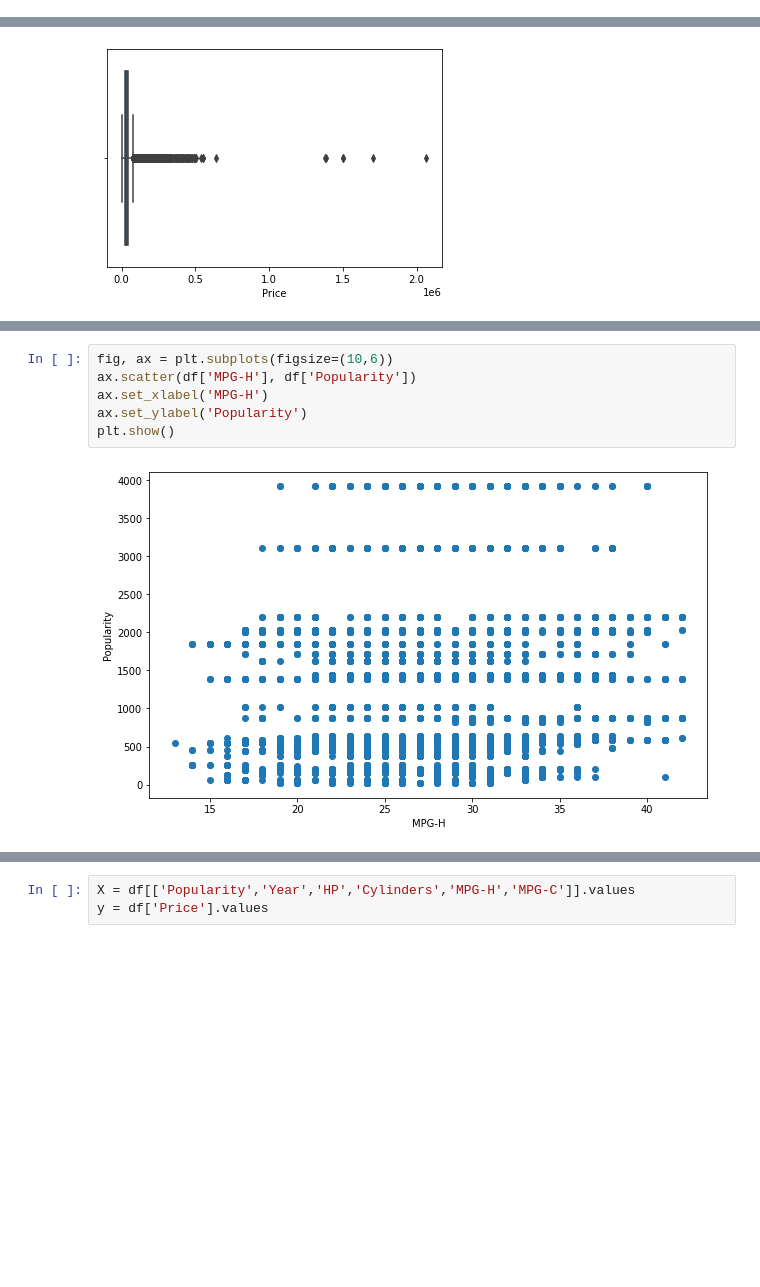
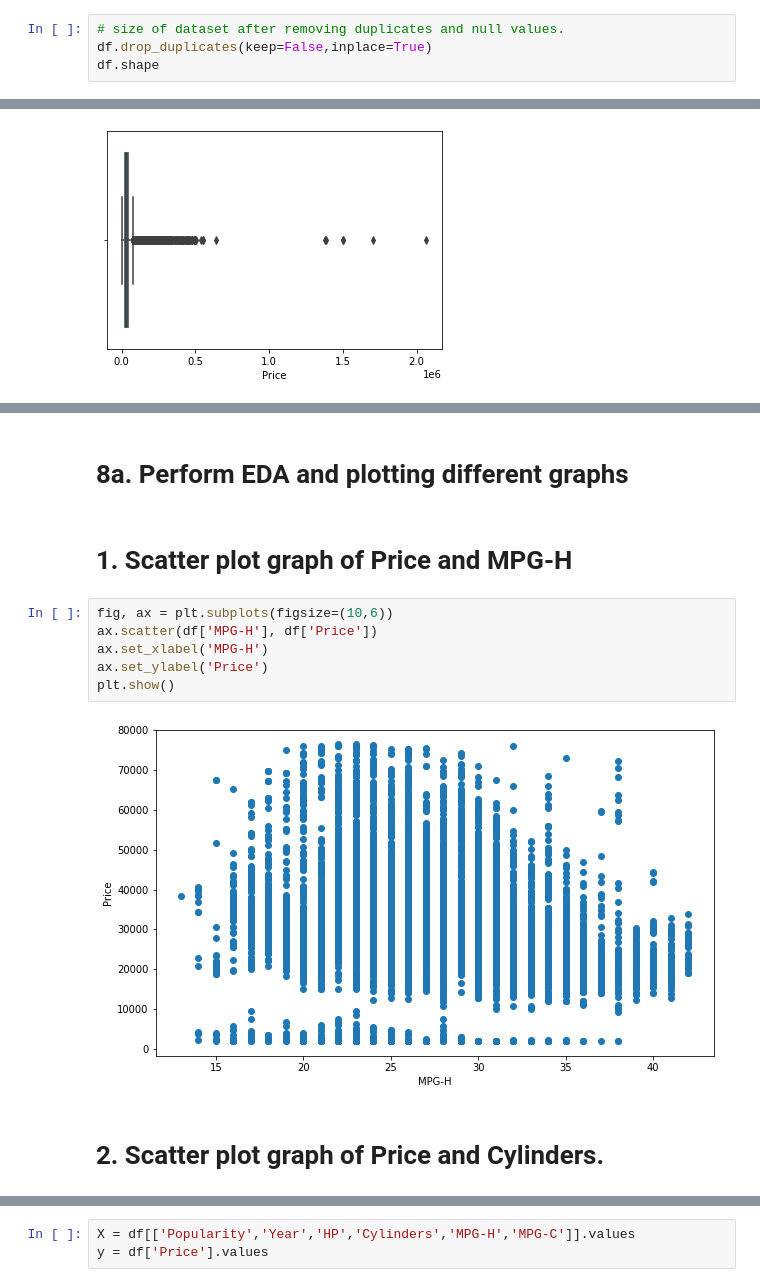
Before and after one commit to anifmohammad/MLinternshipproject, a Jupyter notebook: exploratory_data_analysis_of_car_features.ipynb, the cells around one changed output, grey strips where cells are left out. Drawn from its saved outputs; the diff is of its cells as text; blank space fills up the shorter version.

```diff
--- a/exploratory_data_analysis_of_car_features.ipynb
+++ b/exploratory_data_analysis_of_car_features.ipynb
@@ -41,0 +276,4 @@ df.tail(5)
+# %%
+# size of dataset after removing duplicates and null values.
+df.drop_duplicates(keep=False,inplace=True)
+df.shape
@@ -269,11 +502,17 @@ sns.heatmap(c,cmap="BrBG",annot=True)
+# %% [markdown]
+# **8a. Perform EDA and plotting  different graphs**
+# %% [markdown]
+# 1. Scatter plot graph of Price and MPG-H
 # %%
 fig, ax = plt.subplots(figsize=(10,6))
-ax.scatter(df['MPG-H'], df['Popularity'])
+ax.scatter(df['MPG-H'], df['Price'])
 ax.set_xlabel('MPG-H')
-ax.set_ylabel('Popularity')
+ax.set_ylabel('Price')
 plt.show()
 # %% [output]
-[figure, old version]
+[figure, new version]
+# %% [markdown]
+# 2. Scatter plot graph of Price and Cylinders.
 # %%
 fig, ax = plt.subplots(figsize=(10,6))
 ax.scatter(df['Cylinders'], df['Price'])
```
Also changed, not shown: parts of 128 cells of this notebook.
